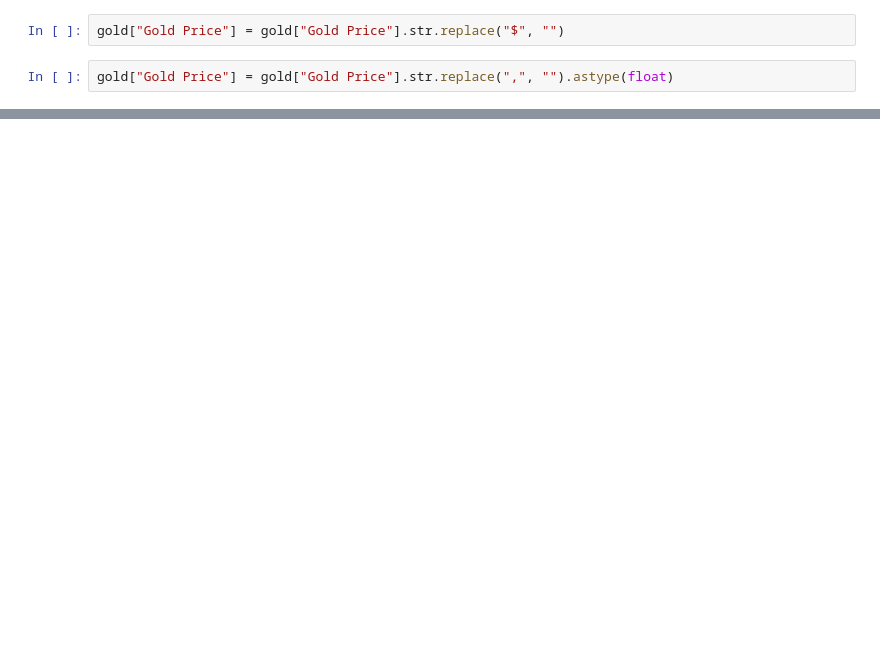
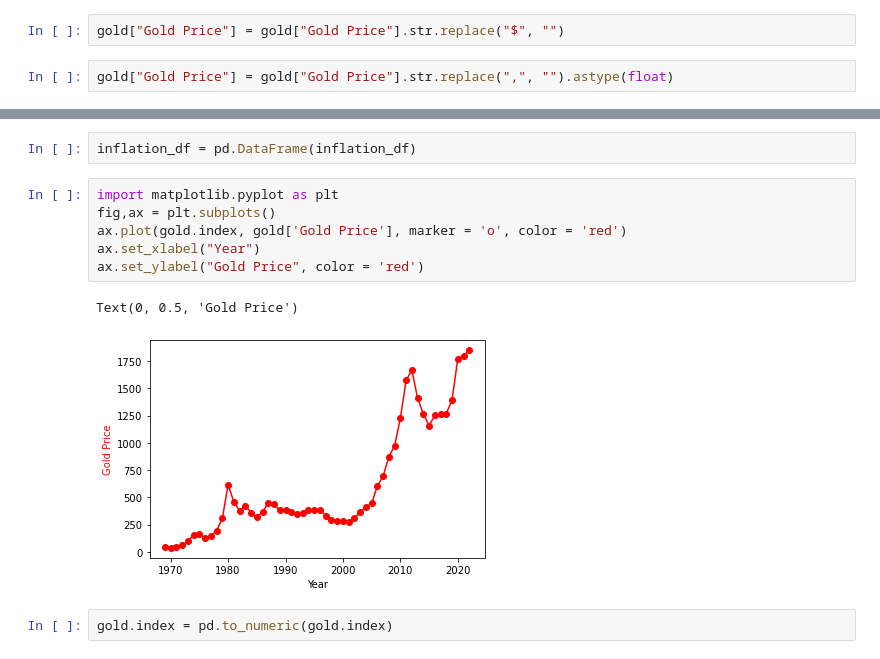
Before and after one commit to malrepos/FirstGroup, a Jupyter notebook: gold_beautifulsoup.ipynb, the cells around one changed output, grey strips where cells are left out. Cells and saved outputs as stored; diff of their text form; blank space fills up the shorter version.

```diff
--- a/gold_beautifulsoup.ipynb
+++ b/gold_beautifulsoup.ipynb
@@ -48,0 +92,13 @@ gold["Gold Price"] = gold["Gold Price"].str.replace(",", "").astype(float)
+# %%
+inflation_df = pd.DataFrame(inflation_df)
+# %%
+import matplotlib.pyplot as plt
+fig,ax = plt.subplots()
+ax.plot(gold.index, gold['Gold Price'], marker = 'o', color = 'red')
+ax.set_xlabel("Year")
+ax.set_ylabel("Gold Price", color = 'red')
+# %% [output]
+Text(0, 0.5, 'Gold Price')
+[figure, added]
+# %%
+gold.index = pd.to_numeric(gold.index)
```
Also changed, not shown: parts of 19 cells of this notebook.
